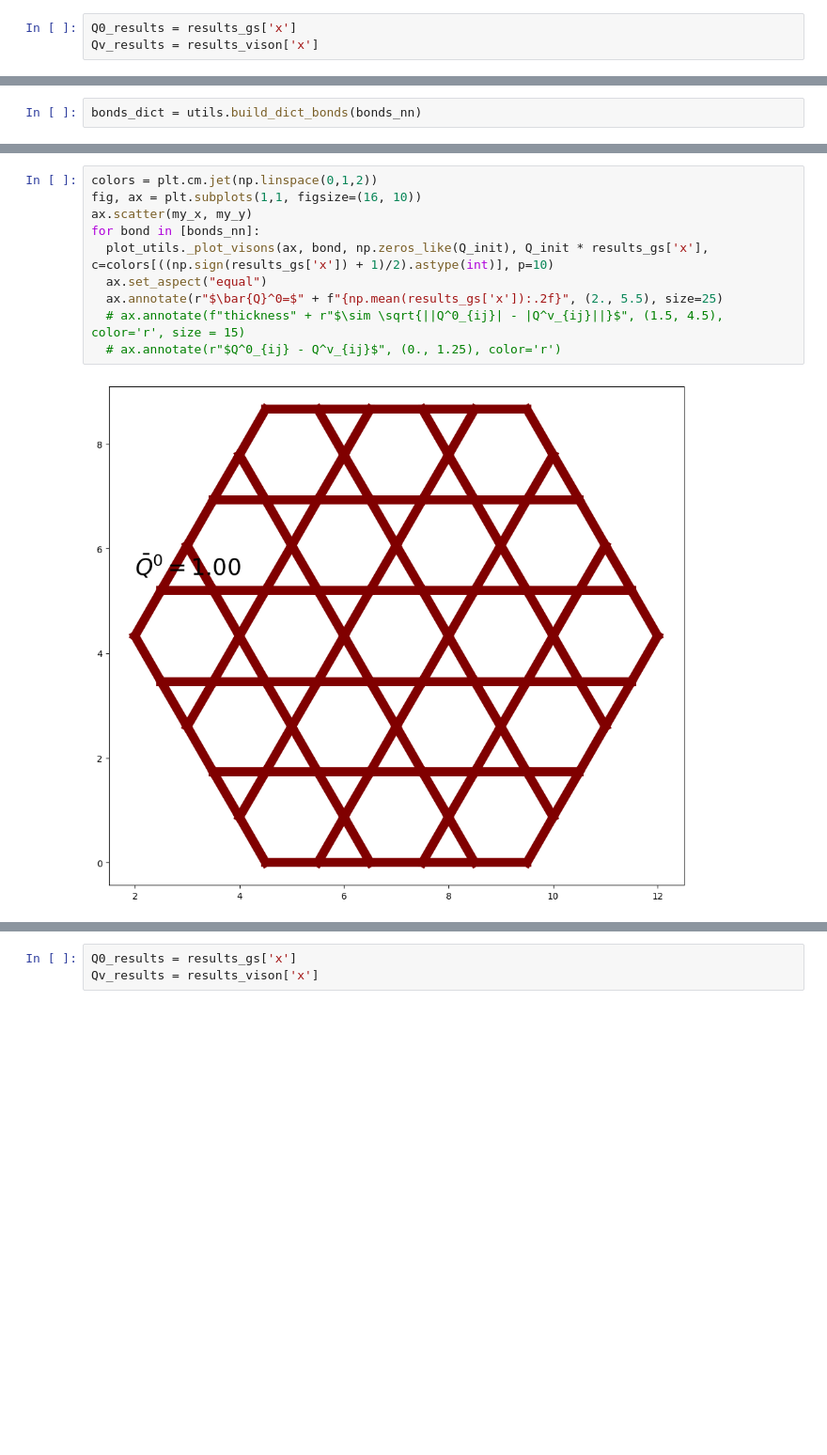
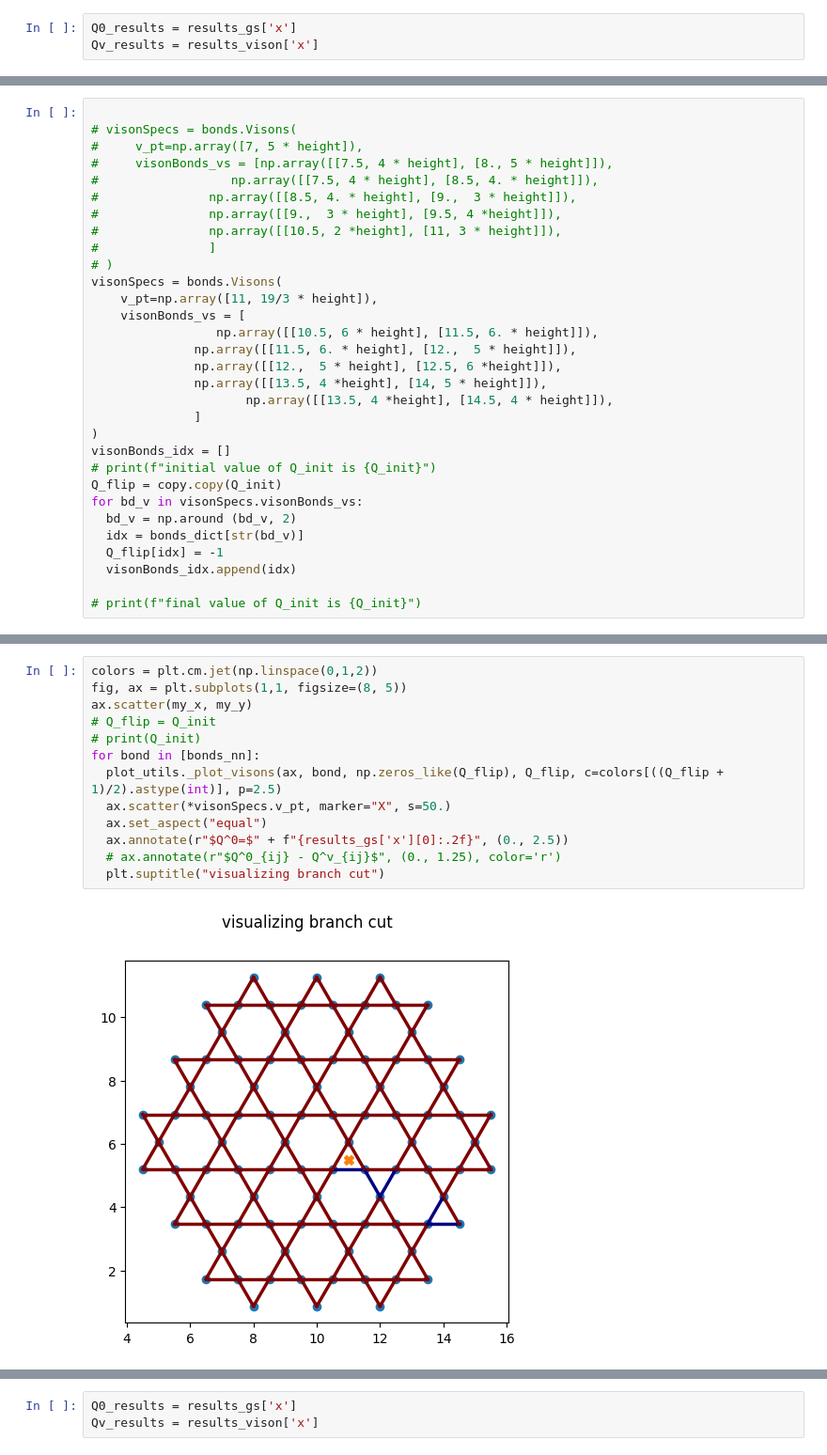
Before and after one commit to teng10/rydberg-vison, a Jupyter notebook: VisonSaddlePointKagome.ipynb, the cells around one changed output, grey strips where cells are left out. Shown at 94% size. Drawn from its saved outputs; the diff is of its cells as text; blank space fills up the shorter version.

```diff
--- a/VisonSaddlePointKagome.ipynb
+++ b/VisonSaddlePointKagome.ipynb
@@ -563,2 +476,0 @@ for i, ebs in enumerate(ListEB_comb):
-# %%
-bonds_dict = utils.build_dict_bonds(bonds_nn)
@@ -606,0 +479,31 @@ array([0.99822367, 0.99822367, 0.99822362, 0.99822365, 0.99822367,
+# %%
+
+# visonSpecs = bonds.Visons(
+#     v_pt=np.array([7, 5 * height]),
+#     visonBonds_vs = [np.array([[7.5, 4 * height], [8., 5 * height]]),
+#                  np.array([[7.5, 4 * height], [8.5, 4. * height]]),
+#               np.array([[8.5, 4. * height], [9.,  3 * height]]),
+#               np.array([[9.,  3 * height], [9.5, 4 *height]]),
+#               np.array([[10.5, 2 *height], [11, 3 * height]]),
+#               ]
+# )
+visonSpecs = bonds.Visons(
+    v_pt=np.array([11, 19/3 * height]),
+    visonBonds_vs = [
+                 np.array([[10.5, 6 * height], [11.5, 6. * height]]),
+              np.array([[11.5, 6. * height], [12.,  5 * height]]),
+              np.array([[12.,  5 * height], [12.5, 6 *height]]),
+              np.array([[13.5, 4 *height], [14, 5 * height]]),
+                     np.array([[13.5, 4 *height], [14.5, 4 * height]]),
+              ]
+)
+visonBonds_idx = []
+# print(f"initial value of Q_init is {Q_init}")
+Q_flip = copy.copy(Q_init)
+for bd_v in visonSpecs.visonBonds_vs:
+  bd_v = np.around (bd_v, 2)
+  idx = bonds_dict[str(bd_v)]
+  Q_flip[idx] = -1
+  visonBonds_idx.append(idx)
+
+# print(f"final value of Q_init is {Q_init}")
@@ -607,12 +523,15 @@ array([0.99822367, 0.99822367, 0.99822362, 0.99822365, 0.99822367,
 # %%
 colors = plt.cm.jet(np.linspace(0,1,2))
-fig, ax = plt.subplots(1,1, figsize=(16, 10))
+fig, ax = plt.subplots(1,1, figsize=(8, 5))
 ax.scatter(my_x, my_y)
+# Q_flip = Q_init
+# print(Q_init)
 for bond in [bonds_nn]:
-  plot_utils._plot_visons(ax, bond, np.zeros_like(Q_init), Q_init * results_gs['x'], c=colors[((np.sign(results_gs['x']) + 1)/2).astype(int)], p=10)
+  plot_utils._plot_visons(ax, bond, np.zeros_like(Q_flip), Q_flip, c=colors[((Q_flip + 1)/2).astype(int)], p=2.5)
+  ax.scatter(*visonSpecs.v_pt, marker="X", s=50.)
   ax.set_aspect("equal")
-  ax.annotate(r"$\bar{Q}^0=$" + f"{np.mean(results_gs['x']):.2f}", (2., 5.5), size=25)
-  # ax.annotate(f"thickness" + r"$\sim \sqrt{||Q^0_{ij}| - |Q^v_{ij}||}$", (1.5, 4.5), color='r', size = 15)
+  ax.annotate(r"$Q^0=$" + f"{results_gs['x'][0]:.2f}", (0., 2.5))
   # ax.annotate(r"$Q^0_{ij} - Q^v_{ij}$", (0., 1.25), color='r')
+  plt.suptitle("visualizing branch cut")
 # %% [output]
-[figure, old version]
+[figure, new version]
```
Also changed, not shown: parts of 70 cells of this notebook, 2 other files.
